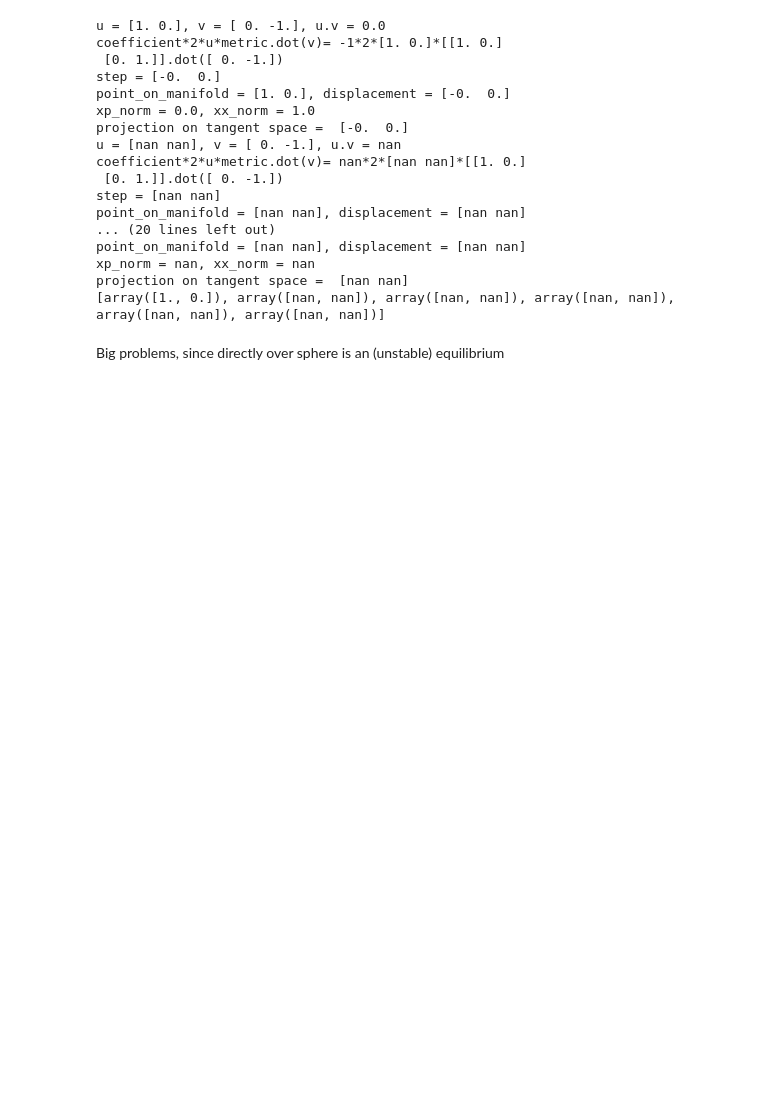
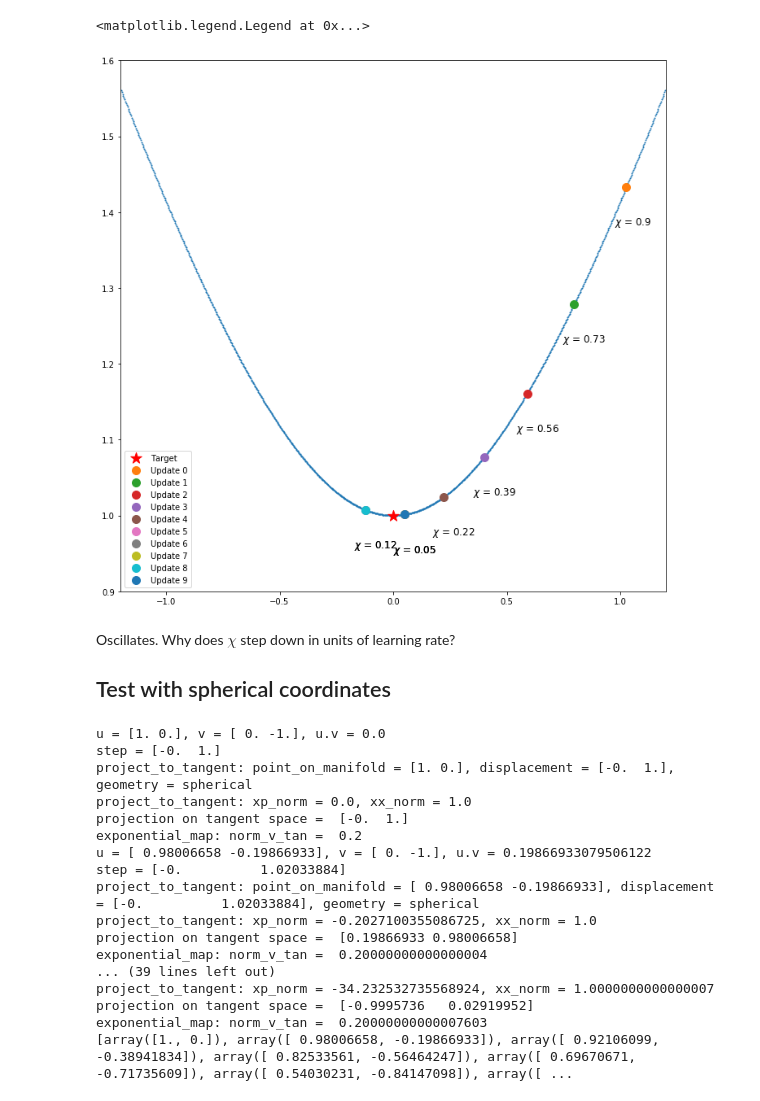
Before and after one commit to DRWardrope/GeometryTests, a Jupyter notebook: Differentiation.ipynb, the cells around one changed output. Drawn from its saved outputs; the diff is of its cells as text; code cells hidden in the pictures; blank space fills up the shorter version.

```diff
--- a/Differentiation.ipynb
+++ b/Differentiation.ipynb
@@ -171,0 +198,18 @@ Text(0.3,0.2,'$\\theta$')
+# %%
+updated_pts = [initial_point]
+for i in range(1,10):
+    updated_pts.append(
+        gradient_descent(
+                         updated_pts[i-1],
+                         target,
+                         error_differential_eucl,
+                         geometry="hyperbolic",
+                         learning_rate=0.17
+                        )
+    )
+    print("****xhi =", np.arcsinh(updated_pts[i][0]))
+
+
+    print("updated_pt = ", updated_pts[i])
+    print("-"*80)
+print(updated_pts)
@@ -172,35 +234,54 @@ Text(0.3,0.2,'$\\theta$')
+# %%
+fig = plt.figure(figsize=(12,12))
+ax = plt.gca(xlim=[-1.2, 1.2], ylim=[0.9, 1.6])
+ax.scatter(x0, x1, s=1)
+ax.scatter(target[0], target[1], color='r', marker='*',s=200,label = "Target")
+for i, pt in enumerate(updated_pts):
+    ax.scatter(
+                pt[0], pt[1],
+                marker=markers.MarkerStyle('o',fillstyle="none"),
+                s=100, label="Update {}".format(i)
+              )
+    ax.annotate("$\chi$ = {:.3g}".format(np.arccosh(pt[1])), xy=pt,
+                xytext=pt-(0.05,0.05), fontsize=12)
+
+ax.legend()
+# %% [output]
+<matplotlib.legend.Legend at 0x...>
+[figure, added]
+# %% [markdown]
+Oscillates. Why does $\chi$ step down in units of learning rate?
+## Test with spherical coordinates
 # %%
 target2 = np.array([0., -1.])
-initial_pt2 = np.array([1., 0])
+initial_pt2 = np.array([1., 0.])
 updated_pts = [initial_pt2]
-for i in range(1,6):
+for i in range(1,10):
     updated_pts.append(
         gradient_descent(updated_pts[i-1],
                          target2,
                          error_differential_eucl,
                          geometry="spherical",
-                         learning_rate=0.3
+                         learning_rate=0.2
                         )
 
     )
 print(updated_pts)
 # %% [output]
 u = [1. 0.], v = [ 0. -1.], u.v = 0.0
-coefficient*2*u*metric.dot(v)= -1*2*[1. 0.]*[[1. 0.]
- [0. 1.]].dot([ 0. -1.])
-step = [-0.  0.]
-point_on_manifold = [1. 0.], displacement = [-0.  0.]
-xp_norm = 0.0, xx_norm = 1.0
-projection on tangent space =  [-0.  0.]
-u = [nan nan], v = [ 0. -1.], u.v = nan
-coefficient*2*u*metric.dot(v)= nan*2*[nan nan]*[[1. 0.]
- [0. 1.]].dot([ 0. -1.])
-step = [nan nan]
-point_on_manifold = [nan nan], displacement = [nan nan]
-... (20 lines left out)
-point_on_manifold = [nan nan], displacement = [nan nan]
-xp_norm = nan, xx_norm = nan
-projection on tangent space =  [nan nan]
-[array([1., 0.]), array([nan, nan]), array([nan, nan]), array([nan, nan]), array([nan, nan]), array([nan, nan])]
+step = [-0.  1.]
+project_to_tangent: point_on_manifold = [1. 0.], displacement = [-0.  1.], geometry = spherical
+project_to_tangent: xp_norm = 0.0, xx_norm = 1.0
+projection on tangent space =  [-0.  1.]
+exponential_map: norm_v_tan =  0.2
+u = [ 0.98006658 -0.19866933], v = [ 0. -1.], u.v = 0.19866933079506122
+step = [-0.          1.02033884]
+project_to_tangent: point_on_manifold = [ 0.98006658 -0.19866933], displacement = [-0.          1.02033884], geometry = spherical
+project_to_tangent: xp_norm = -0.2027100355086725, xx_norm = 1.0
+projection on tangent space =  [0.19866933 0.98006658]
+exponential_map: norm_v_tan =  0.20000000000000004
+... (39 lines left out)
+project_to_tangent: xp_norm = -34.232532735568924, xx_norm = 1.0000000000000007
+projection on tangent space =  [-0.9995736   0.02919952]
+exponential_map: norm_v_tan =  0.20000000000007603
+[array([1., 0.]), array([ 0.98006658, -0.19866933]), array([ 0.92106099, -0.38941834]), array([ 0.82533561, -0.56464247]), array([ 0.69670671, -0.71735609]), array([ 0.54030231, -0.84147098]), array([ ...
-# %% [markdown]
-Big problems, since directly over sphere is an (unstable) equilibrium
```
Also changed, not shown: parts of 22 cells of this notebook, 1 other file.
